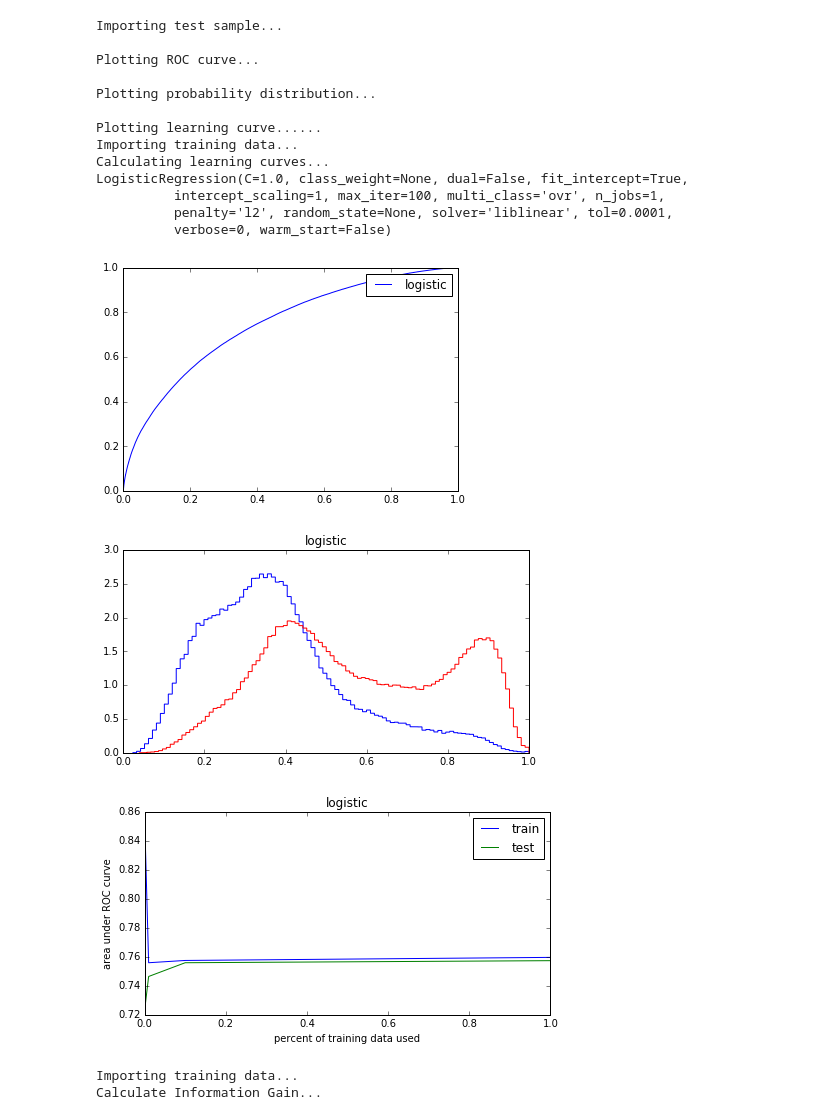
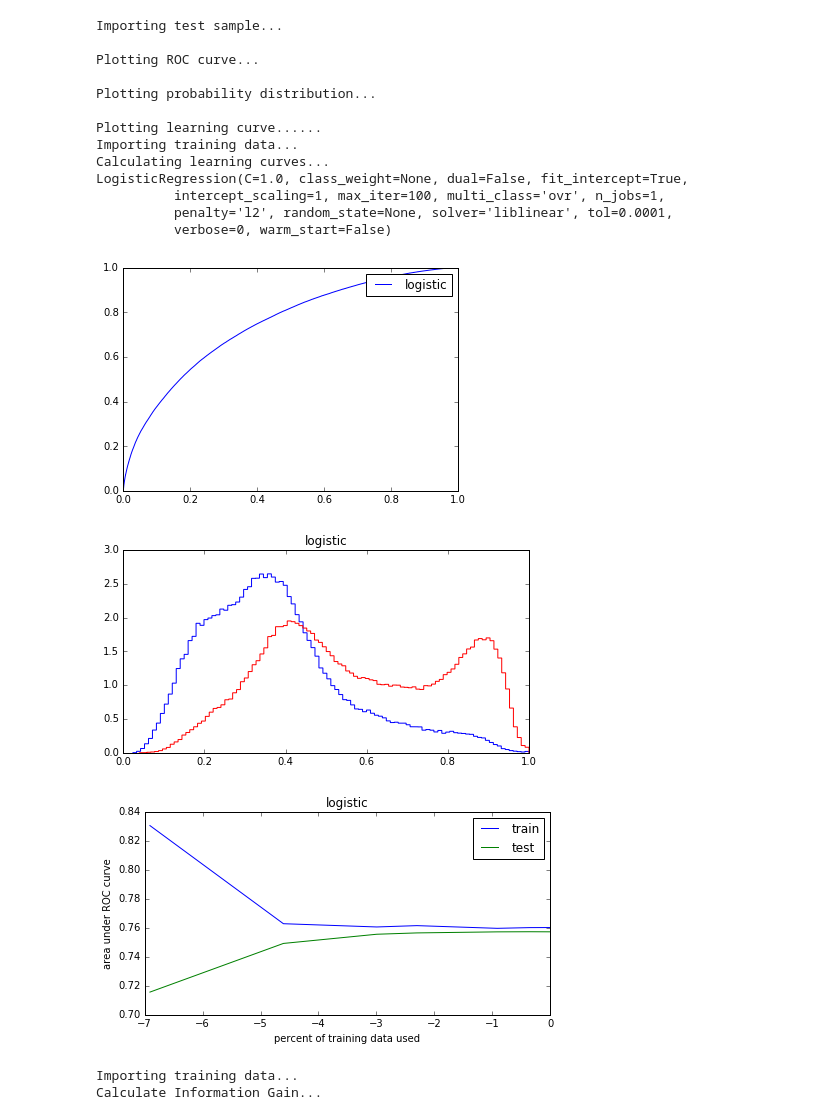
Before and after one commit to dchao34/bdtaunu_machine_learning, a Jupyter notebook: dstartau_detector/additive_models/presentation.ipynb, the cells around one changed output. Saved outputs shown, nothing was run; the diff lists cells and outputs as text; code cells hidden in the pictures.

Commit message:
change to log plot for learning curve

```diff
--- a/dstartau_detector/additive_models/presentation.ipynb
+++ b/dstartau_detector/additive_models/presentation.ipynb
@@ -109,36 +109,36 @@ for model in model_list:
         count = count + 1
         plt.subplot(len(model_list)/2, 2, count)
         rf = joblib.load(model)
         print rf
         lcr = learning_curve(train_x,train_y,train_w,pred_x,pred_y,pred_w,rf)
         train_size, train_list, test_list = lcr.learning_curve()
-        plt.plot(train_size,train_list,label='train')
-        plt.plot(train_size,test_list,label='test')
+        plt.plot(np.log(train_size),train_list,label='train')
+        plt.plot(np.log(train_size),test_list,label='test')
         plt.xlabel('percent of training data used')
         plt.ylabel('area under ROC curve')
         plt.title(model[9:-4])
 
 plt.legend()
 pp = PdfPages('learning_curve.pdf')
 pp.savefig()
 pp.close()
 # %% [output]
 Importing test sample...
 
 Plotting ROC curve...
 
 Plotting probability distribution...
 
 Plotting learning curve......
 Importing training data...
 Calculating learning curves...
 LogisticRegression(C=1.0, class_weight=None, dual=False, fit_intercept=True,
           intercept_scaling=1, max_iter=100, multi_class='ovr', n_jobs=1,
           penalty='l2', random_state=None, solver='liblinear', tol=0.0001,
           verbose=0, warm_start=False)
 [figure]
 [figure]
-[figure, old version]
+[figure, new version]
 # %%
 %matplotlib inline
 print 'Importing training data...'
```
Also changed, not shown: 4 other files.
